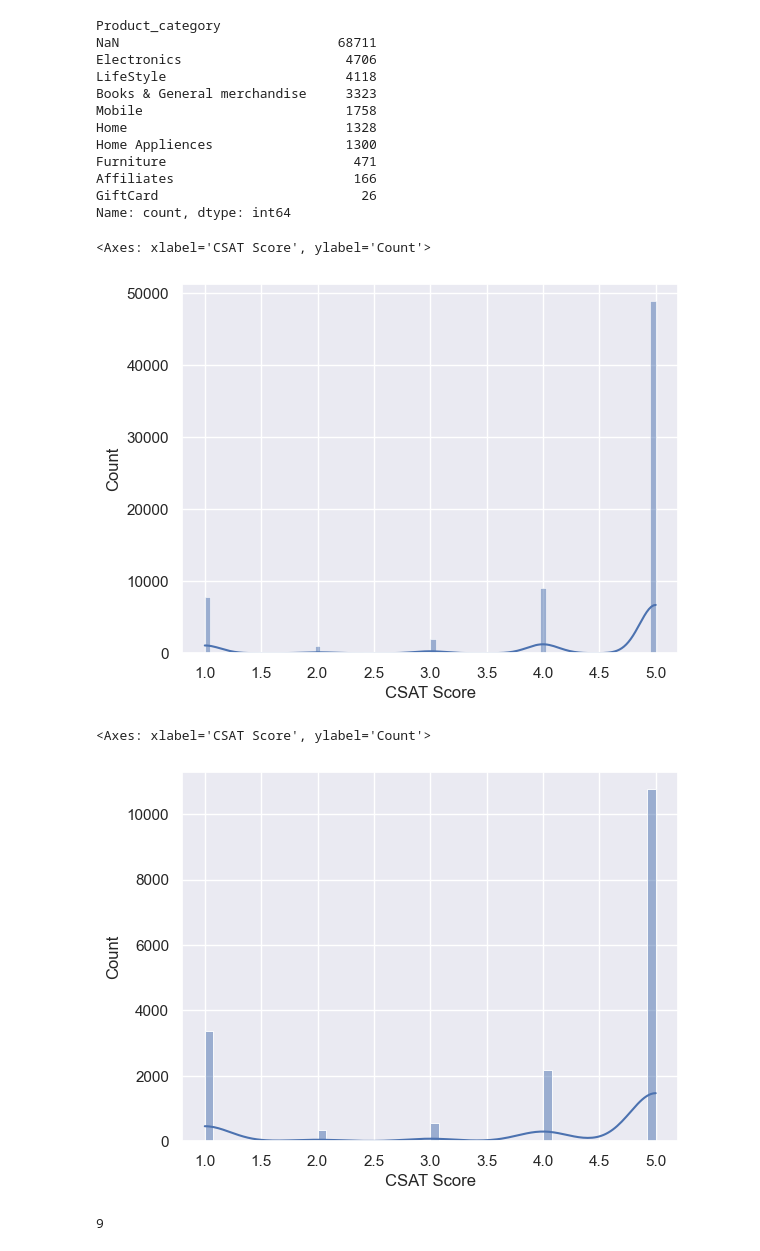
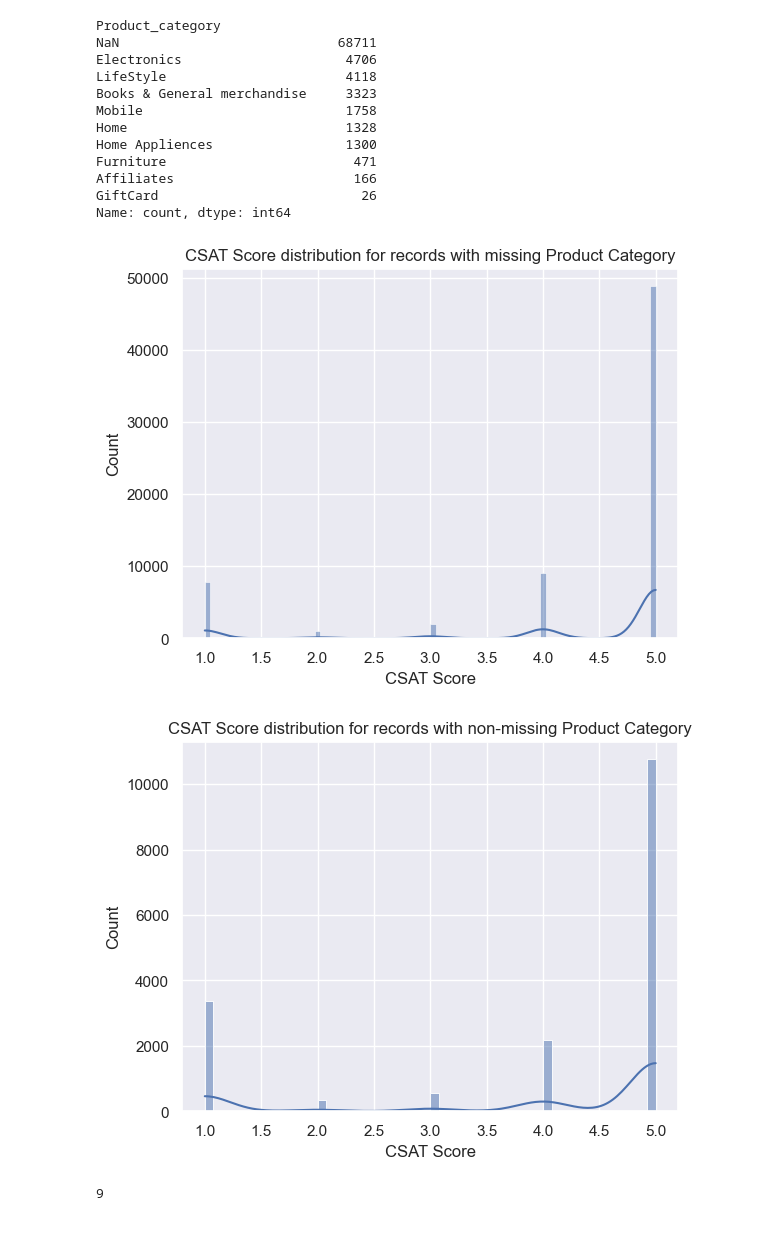
Before and after one commit to AnkurBhatt07/Customer-Satisfaction-Score-Prediction-using-ML-DL, a Jupyter notebook: notebooks/data_analysis1.ipynb, the cells around one changed output. Saved outputs shown, nothing was run; the diff lists cells and outputs as text; code cells hidden in the pictures.

```diff
--- a/notebooks/data_analysis1.ipynb
+++ b/notebooks/data_analysis1.ipynb
@@ -244,18 +284,18 @@ array([10., 15., 29.])
 
 
 def city_bin(city , city_counts):
+    if pd.isna(city):
+        return 0
     counts = city_counts[city]
 
-    if counts < 6 :
+    if counts <= 19 :
         return 1
-    elif counts < 10:
+    elif counts <= 31:
         return 2
-    elif counts < 30 :
+    elif counts <= 117 :
         return 3
-    elif counts < 50:
+    elif counts > 117:
         return 4
-    elif counts > 50:
-        return 5
 # %%
 mapped_cities = {city : city_bin(city , city_counts) for city in city_counts}
 mapped_cities
@@ -405,19 +608,19 @@ data['connectedTime_MI']  = data[feature].isna().astype(int)
 # connectedtime Bins < 250 , <500 , <750 , <1000 , >1000 , nan
 
 def connectedTimebins(time):
-    if time < 250:
+    # if time is nan return 0
+    if pd.isna(time):
+        return 0
+    if time <= 293:
         return 1
-    elif time < 500:
+    elif time <= 427:
         return 2
-    elif time < 750:
+    elif time <= 592:
         return 3
-    elif time < 1000:
+    elif time <= 915:
         return 4
-    elif time > 1000:
+    elif time > 915:
         return 5
-    else:
-        return 6
-
 
 
 data["ConnectedTimeBins"] = data[feature].apply(connectedTimebins)
@@ -521,14 +725,16 @@ GiftCard                          26
 Name: count, dtype: int64
 # %%
 sns.histplot(data.loc[data[feature].isna() , 'CSAT Score'] , kde = True)
+plt.title("CSAT Score distribution for records with missing Product Category")
+plt.show()
 # %% [output]
-<Axes: xlabel='CSAT Score', ylabel='Count'>
-[figure, old version]
+[figure, new version]
 # %%
 sns.histplot(data.loc[data[feature].notna() , 'CSAT Score'] , kde = True)
+plt.title("CSAT Score distribution for records with non-missing Product Category")
+plt.show()
 # %% [output]
-<Axes: xlabel='CSAT Score', ylabel='Count'>
-[figure, old version]
+[figure, new version]
 # %%
 data["Product_cat_MI"] = data[feature].isna().astype(int)
 # %%
```
Also changed, not shown: parts of 36 cells of this notebook, 3 other files.
